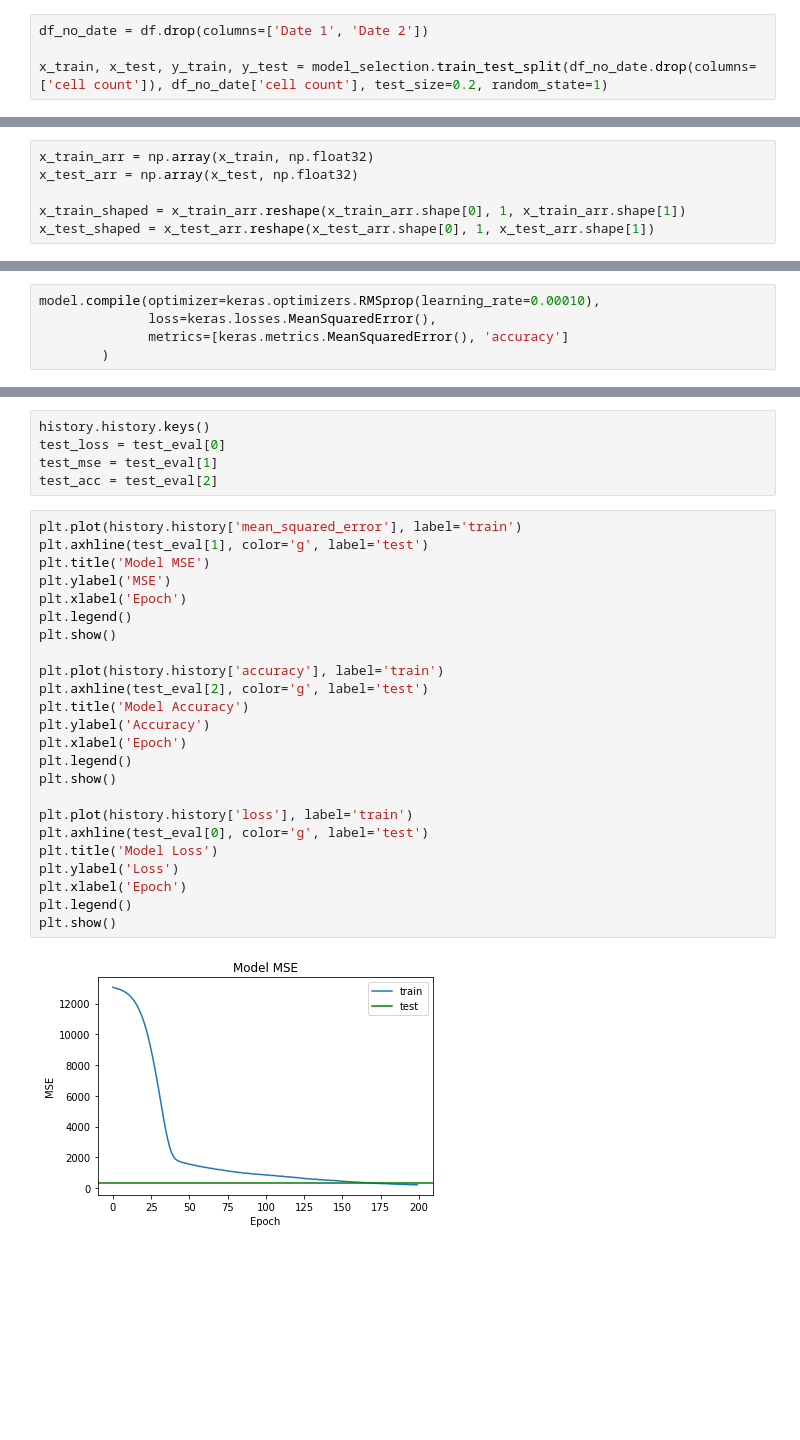
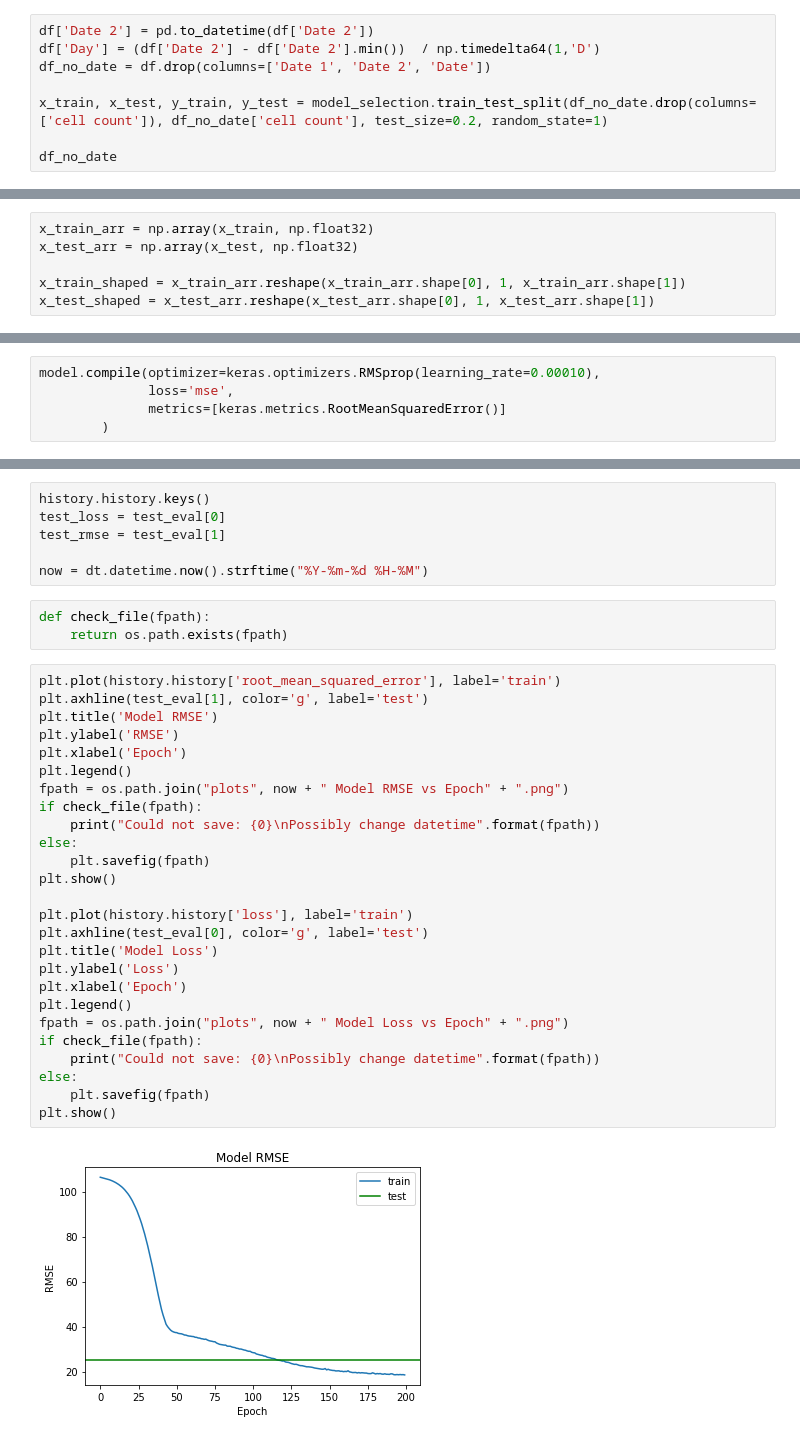
Before and after one commit to luciecunningham/GENG551X, a Jupyter notebook: Learning Process.ipynb, the cells around one changed output, grey strips where cells are left out. Cells and saved outputs as stored; diff of their text form; blank space fills up the shorter version.

```diff
--- a/Learning Process.ipynb
+++ b/Learning Process.ipynb
@@ -23,6 +51,10 @@ import tensorflow.keras as keras
 # %%
 df = pd.read_csv(os.path.join("data", "final_df.csv"))
 # %%
-df_no_date = df.drop(columns=['Date 1', 'Date 2'])
+df['Date 2'] = pd.to_datetime(df['Date 2'])
+df['Day'] = (df['Date 2'] - df['Date 2'].min())  / np.timedelta64(1,'D')
+df_no_date = df.drop(columns=['Date 1', 'Date 2', 'Date'])
 
 x_train, x_test, y_train, y_test = model_selection.train_test_split(df_no_date.drop(columns=['cell count']), df_no_date['cell count'], test_size=0.2, random_state=1)
+
+df_no_date
@@ -100,8 +146,8 @@ Non-trainable params: 0
 _________________________________________________________________
 # %%
 model.compile(optimizer=keras.optimizers.RMSprop(learning_rate=0.00010),
-              loss=keras.losses.MeanSquaredError(),
-              metrics=[keras.metrics.MeanSquaredError(), 'accuracy']
+              loss='mse',
+              metrics=[keras.metrics.RootMeanSquaredError()]
         )
 # %%
 history = model.fit(x_train_shaped,y_train,epochs=200)
@@ -130,31 +180,37 @@ test_eval = model.evaluate(x_test_shaped, y_test)
 # %%
 history.history.keys()
 test_loss = test_eval[0]
-test_mse = test_eval[1]
-test_acc = test_eval[2]
+test_rmse = test_eval[1]
+
+now = dt.datetime.now().strftime("%Y-%m-%d %H-%M")
+# %%
+def check_file(fpath):
+    return os.path.exists(fpath)
 # %%
-plt.plot(history.history['mean_squared_error'], label='train')
+plt.plot(history.history['root_mean_squared_error'], label='train')
 plt.axhline(test_eval[1], color='g', label='test')
-plt.title('Model MSE')
-plt.ylabel('MSE')
+plt.title('Model RMSE')
+plt.ylabel('RMSE')
 plt.xlabel('Epoch')
 plt.legend()
-plt.show()
-
-plt.plot(history.history['accuracy'], label='train')
-plt.axhline(test_eval[2], color='g', label='test')
-plt.title('Model Accuracy')
-plt.ylabel('Accuracy')
-plt.xlabel('Epoch')
-plt.legend()
+fpath = os.path.join("plots", now + " Model RMSE vs Epoch" + ".png")
+if check_file(fpath):
+    print("Could not save: {0}\nPossibly change datetime".format(fpath))
+else:
+    plt.savefig(fpath)
 plt.show()
 
 plt.plot(history.history['loss'], label='train')
 plt.axhline(test_eval[0], color='g', label='test')
 plt.title('Model Loss')
 plt.ylabel('Loss')
 plt.xlabel('Epoch')
 plt.legend()
+fpath = os.path.join("plots", now + " Model Loss vs Epoch" + ".png")
+if check_file(fpath):
+    print("Could not save: {0}\nPossibly change datetime".format(fpath))
+else:
+    plt.savefig(fpath)
 plt.show()
 # %% [output]
-[figure, old version]
+[figure, new version]
```
Also changed, not shown: parts of 14 cells of this notebook, 4 other files.
